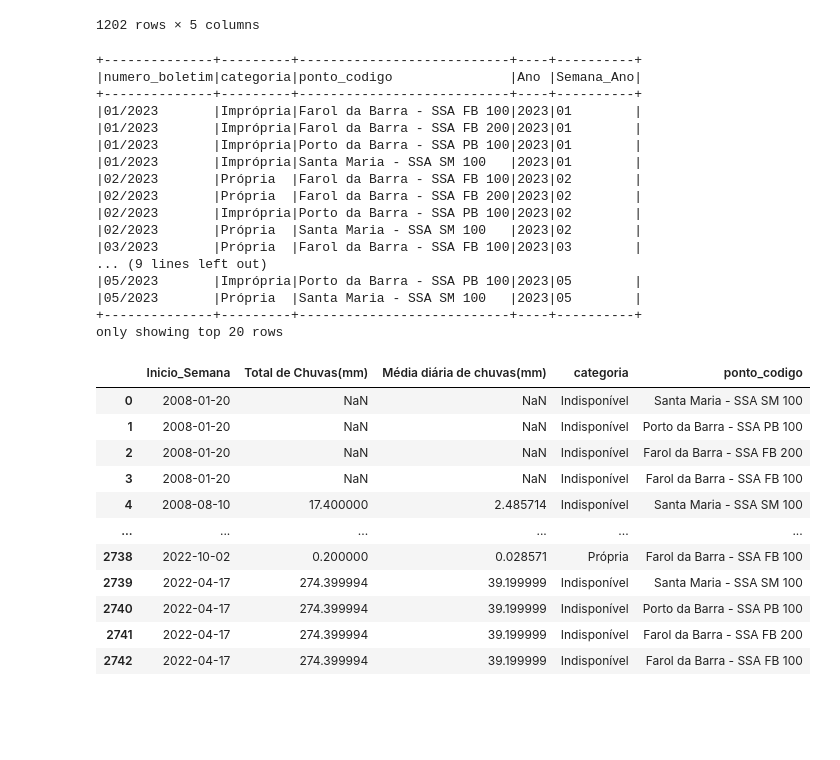
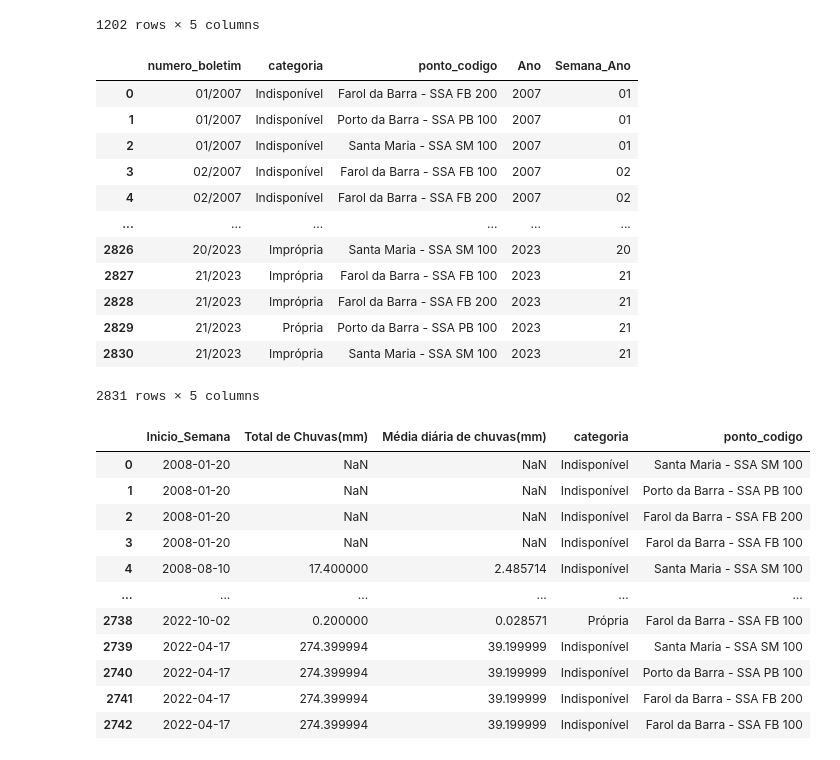
Before and after one commit to Meliande/lab-ia, a Jupyter notebook: Apresentação.ipynb, the cells around one changed output. Saved outputs shown, nothing was run; the diff lists cells and outputs as text; code cells hidden in the pictures; blank space fills up the shorter version.

```diff
--- a/Apresentação.ipynb
+++ b/Apresentação.ipynb
@@ -111,28 +111,24 @@ dfCompleto.toPandas()
 # %%
 inema = spark.read.option("header",True).csv("Data/inema_filtered_balneabilidade_farol_barra.csv")
 
 inema = inema.withColumnRenamed("01/2007","numero_boletim").withColumnRenamed("Farol da Barra - SSA FB 100","ponto_codigo").withColumnRenamed("Indisponível","categoria")
 
 inema = inema.withColumn("Ano",substring(inema.numero_boletim, 4,7)).withColumn("Semana_Ano", substring(inema.numero_boletim, 1,2))
 
-inema.filter(inema.Ano == "2023").show(truncate=False)
+inema.toPandas()
 # %% [output]
+|  | numero_boletim | categoria | ponto_codigo | Ano | Semana_Ano |
+| 0 | 01/2007 | Indisponível | Farol da Barra - SSA FB 200 | 2007 | 01 |
+| 1 | 01/2007 | Indisponível | Porto da Barra - SSA PB 100 | 2007 | 01 |
+| 2 | 01/2007 | Indisponível | Santa Maria - SSA SM 100 | 2007 | 01 |
+| 3 | 02/2007 | Indisponível | Farol da Barra - SSA FB 100 | 2007 | 02 |
+| 4 | 02/2007 | Indisponível | Farol da Barra - SSA FB 200 | 2007 | 02 |
+| ... | ... | ... | ... | ... | ... |
+| 2826 | 20/2023 | Imprópria | Santa Maria - SSA SM 100 | 2023 | 20 |
+| 2827 | 21/2023 | Imprópria | Farol da Barra - SSA FB 100 | 2023 | 21 |
+| 2828 | 21/2023 | Imprópria | Farol da Barra - SSA FB 200 | 2023 | 21 |
+| 2829 | 21/2023 | Própria | Porto da Barra - SSA PB 100 | 2023 | 21 |
+| 2830 | 21/2023 | Imprópria | Santa Maria - SSA SM 100 | 2023 | 21 |
-+--------------+---------+---------------------------+----+----------+
-|numero_boletim|categoria|ponto_codigo               |Ano |Semana_Ano|
-+--------------+---------+---------------------------+----+----------+
-|01/2023       |Imprópria|Farol da Barra - SSA FB 100|2023|01        |
-|01/2023       |Imprópria|Farol da Barra - SSA FB 200|2023|01        |
-|01/2023       |Imprópria|Porto da Barra - SSA PB 100|2023|01        |
-|01/2023       |Imprópria|Santa Maria - SSA SM 100   |2023|01        |
-|02/2023       |Própria  |Farol da Barra - SSA FB 100|2023|02        |
-|02/2023       |Própria  |Farol da Barra - SSA FB 200|2023|02        |
-|02/2023       |Imprópria|Porto da Barra - SSA PB 100|2023|02        |
-|02/2023       |Própria  |Santa Maria - SSA SM 100   |2023|02        |
-|03/2023       |Própria  |Farol da Barra - SSA FB 100|2023|03        |
-... (9 lines left out)
-|05/2023       |Imprópria|Porto da Barra - SSA PB 100|2023|05        |
-|05/2023       |Própria  |Santa Maria - SSA SM 100   |2023|05        |
-+--------------+---------+---------------------------+----+----------+
-only showing top 20 rows
+2831 rows × 5 columns
 # %%
 dfCompleto = dfCompleto.join(inema,["Ano","Semana_Ano"])
```
Also changed, not shown: parts of 17 cells of this notebook, 26 other files.
